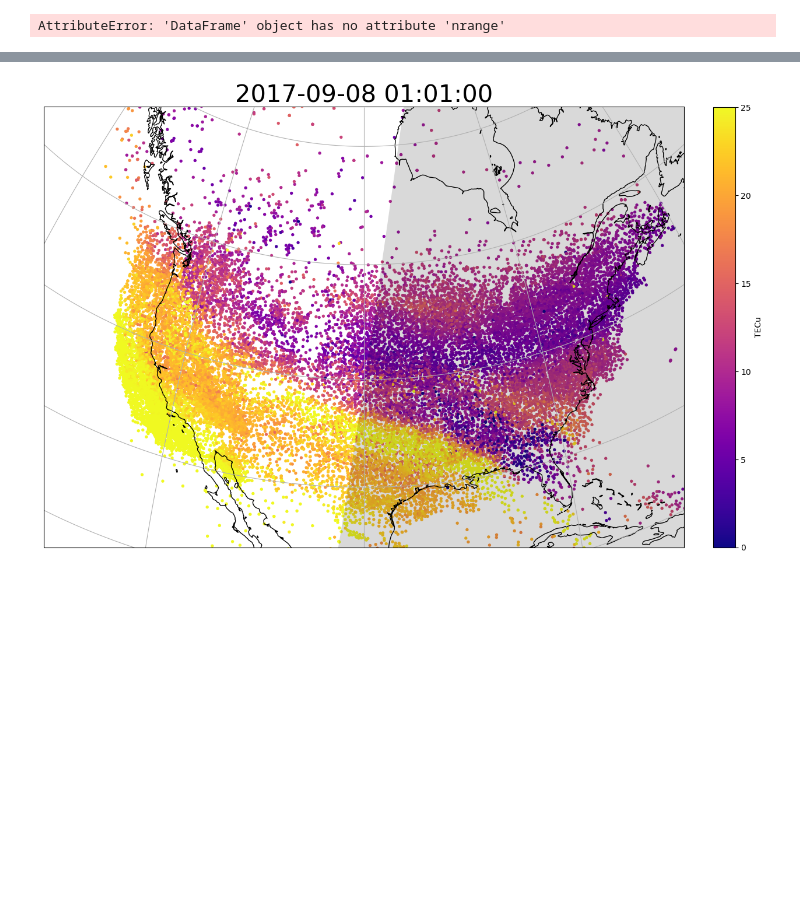
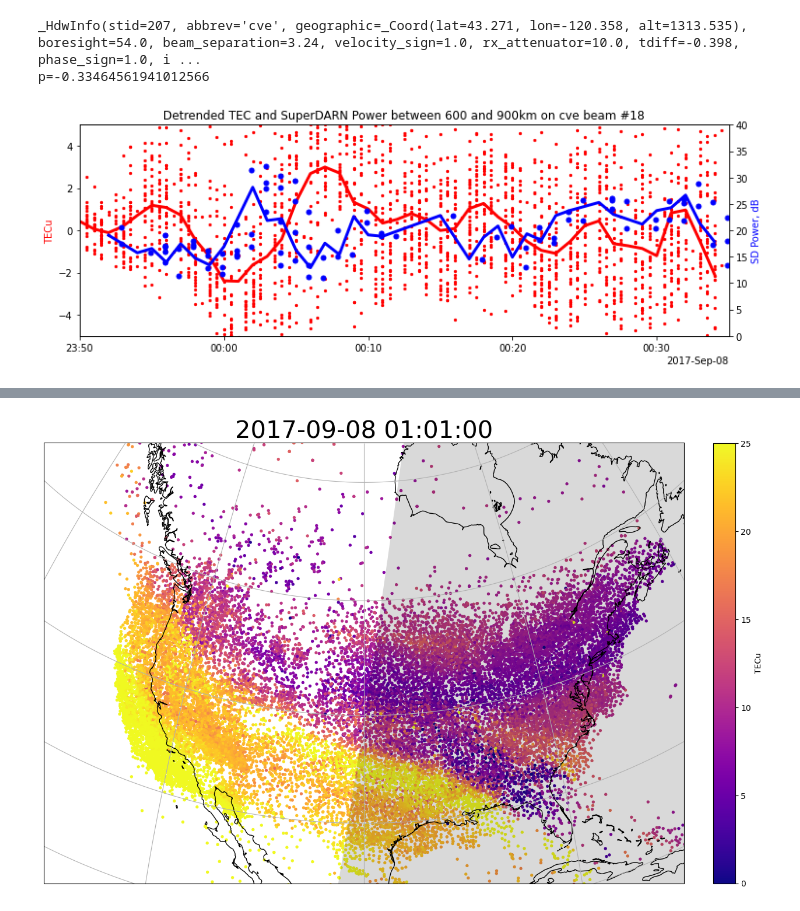
Before and after one commit to Ian-Kelley/TIDTEC, a Jupyter notebook: testing.ipynb, the cells around one changed output, grey strips where cells are left out. Cells and saved outputs as stored; diff of their text form; code cells hidden in the pictures; blank space fills up the shorter version.

```diff
--- a/testing.ipynb
+++ b/testing.ipynb
@@ -126,7 +78,68 @@ powerplot('radar_2017-09-07cve18.pkl')
 # %%
-plottingfunctions.vel_ts(df, 'cve', 18, 500, 1000, start, end)
+def vel_ts(radar, beam, rad_df, tec_df, startrange, endrange, start, end):
+    import matplotlib.pyplot as plt
+    import matplotlib.dates as mdates
+    import pandas as pd
+    import numpy as np
+
+    #getting just the TEC in desired beam, and adding range data
+    path, interp = plottingfunctions.get_outline(radar, beam)
+    tec_df['contained'] = path.contains_points(np.vstack((tec_df.glon, tec_df.gdlat)).T)
+    part = tec_df.where(tec_df['contained'] == 1).dropna()
+    part['nrange'] = 45*interp(part.glon, part.gdlat)
+    part = part.where(part['datetime'] < end)
+    part = part.where(part['datetime'] > start)
+    part = part.where(startrange < part.nrange)
+    part = part.where(part.nrange < endrange).dropna()
+
+    #getting SD data only within certain times and ranges
+    rad_df.slist = rad_df.slist * 45
+    rad_df = rad_df.where(rad_df['time'] < end)
+    rad_df = rad_df.where(rad_df['time'] > start)
+    rad_df = rad_df.where(rad_df['slist'] < endrange)
+    rad_df = rad_df.where(rad_df['slist'] > startrange).dropna()
+
+    #plotting
+    fig, ax = plt.subplots(figsize=(12, 4))
+
+    #TEC
+    ax.scatter(part.datetime, part['30min_detrend'], s=5, c='r')
+    grouped = part.set_index('datetime').groupby(pd.Grouper(freq='min')).mean().dropna()
+    ax.plot(grouped.index, grouped['30min_detrend'], c='r', linewidth=3)
+    ax.set_ylim([-5, 5])
+
+    #SuperDARN on same axes, labels on right
+    twin1 = ax.twinx()
+    twin1.scatter(rad_df.time, rad_df.p_l, c='b', s=25)
+    rad_grouped = rad_df.set_index('time').groupby(pd.Grouper(freq='min')).mean().dropna()
+    twin1.plot(rad_grouped.index, rad_grouped.p_l, c='b', linewidth=3)
+    twin1.set_ylim([0, 40])
+
+    #plot formatting
+    locator = mdates.AutoDateLocator(minticks=3, maxticks=7)
+    formatter = mdates.ConciseDateFormatter(locator)
+    ax.xaxis.set_major_locator(locator)
+    ax.xaxis.set_major_formatter(formatter)
+    plt.title('Detrended TEC and SuperDARN Power between ' + str(startrange) + ' and ' + str(endrange) +'km on ' + radar + ' beam #' + str(beam))
+    ax.set_xlim([start, end])
+    twin1.set_xlim([start, end])
+
+    #correlation
+    print('p=' + str(grouped['30min_detrend'].corr(rad_grouped.p_l)))
+    #ylabels
+    ax.set_ylabel('TECu')
+    twin1.set_ylabel('SD Power, dB')
+    ax.yaxis.label.set_color('r')
+    twin1.yaxis.label.set_color('b')
+    plt.show()
+
+
+rad_df = pd.read_pickle('radar_2017-09-07cve18.pkl')
+vel_ts(radar, beam, rad_df, df, 600, 900, dt.datetime(2017, 9, 7, 23, 50), dt.datetime(2017, 9, 8, 0, 35))
 # %% [output]
-AttributeError: 'DataFrame' object has no attribute 'nrange'
+_HdwInfo(stid=207, abbrev='cve', geographic=_Coord(lat=43.271, lon=-120.358, alt=1313.535), boresight=54.0, beam_separation=3.24, velocity_sign=1.0, rx_attenuator=10.0, tdiff=-0.398, phase_sign=1.0, i ...
+p=-0.33464561941012566
+[figure, added]
 # %%
 part = df.where(df['contained'] == 1).dropna()
 
```
Also changed, not shown: parts of 7 cells of this notebook, 1 other file.
